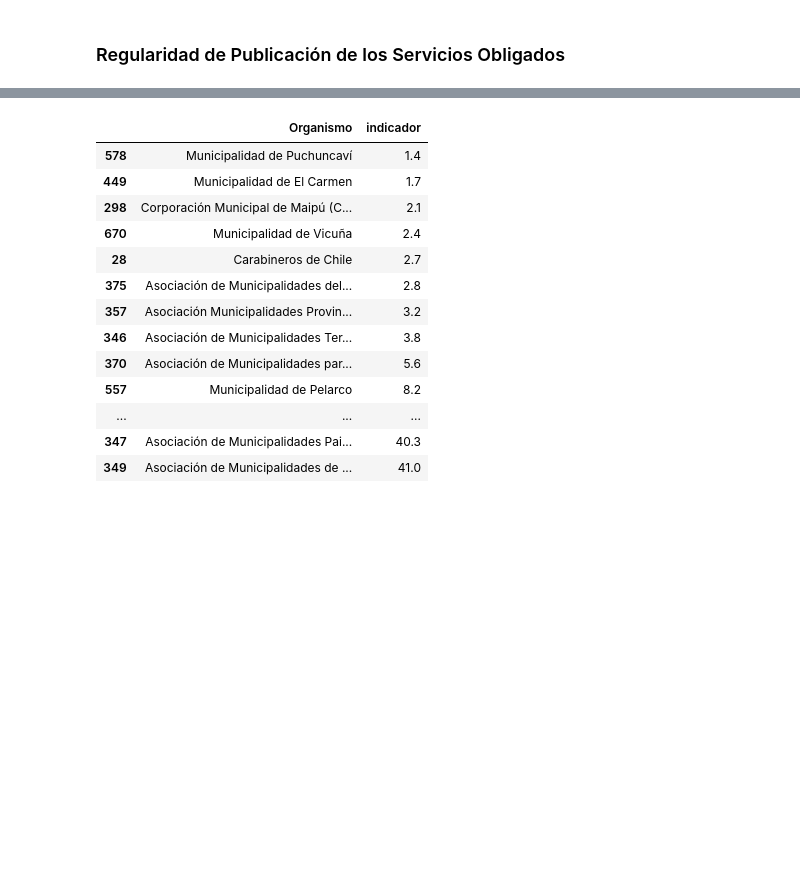
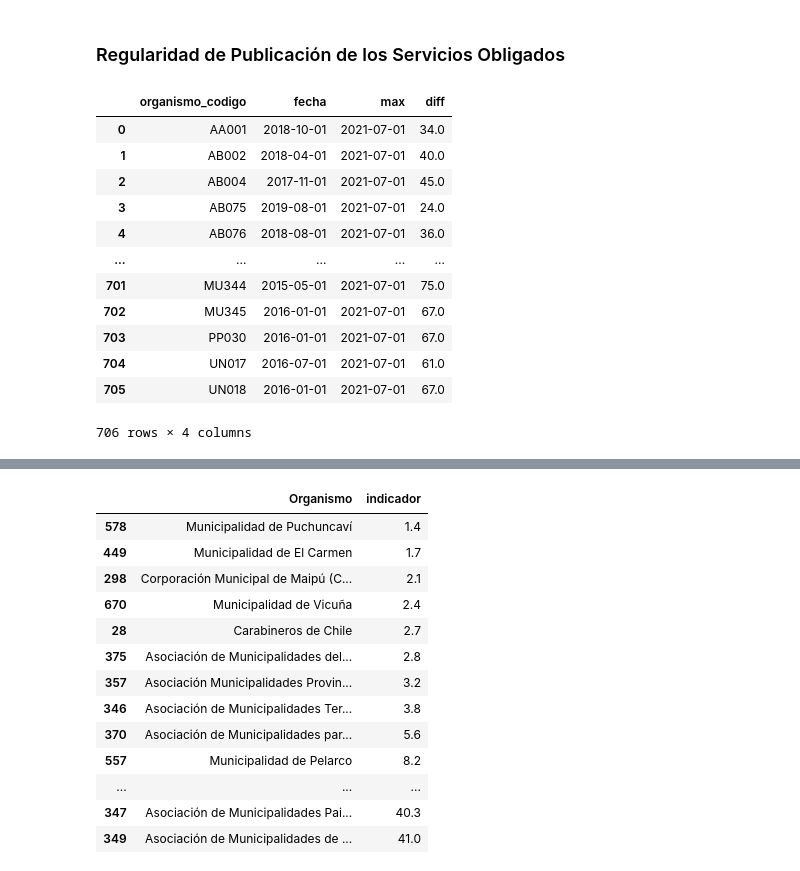
Before and after one commit to josemoragonzalez/PublicEmployment, a Jupyter notebook: informe.ipynb, the cells around one changed output, grey strips where cells are left out. Cells and saved outputs as stored; diff of their text form; code cells hidden in the pictures; blank space fills up the shorter version.

```diff
--- a/informe.ipynb
+++ b/informe.ipynb
@@ -564,5 +564,21 @@ dfMesIni['max'] = pd.to_datetime('2020-05-01')
 dfMesIni['diff'] = (dfMesIni['max'] - dfMesIni['fecha'])
 dfMesIni['diff'] = round(dfMesIni['diff']/np.timedelta64(1,'M') + 1)
+# %%
+dfMesIni
+# %% [output]
+|  | organismo_codigo | fecha | max | diff |
+| 0 | AA001 | 2018-10-01 | 2021-07-01 | 34.0 |
+| 1 | AB002 | 2018-04-01 | 2021-07-01 | 40.0 |
+| 2 | AB004 | 2017-11-01 | 2021-07-01 | 45.0 |
+| 3 | AB075 | 2019-08-01 | 2021-07-01 | 24.0 |
+| 4 | AB076 | 2018-08-01 | 2021-07-01 | 36.0 |
+| ... | ... | ... | ... | ... |
+| 701 | MU344 | 2015-05-01 | 2021-07-01 | 75.0 |
+| 702 | MU345 | 2016-01-01 | 2021-07-01 | 67.0 |
+| 703 | PP030 | 2016-01-01 | 2021-07-01 | 67.0 |
+| 704 | UN017 | 2016-07-01 | 2021-07-01 | 61.0 |
+| 705 | UN018 | 2016-01-01 | 2021-07-01 | 67.0 |
+706 rows × 4 columns
 # %%
 #Calculo de peridos que ha publicado
 dfPubl = dfPer.groupby(by=['organismo_codigo'])['fecha'].nunique().reset_index().rename(columns={'fecha':'Qpublica'})
```
Also changed, not shown: parts of 6 cells of this notebook, 3 other files.
